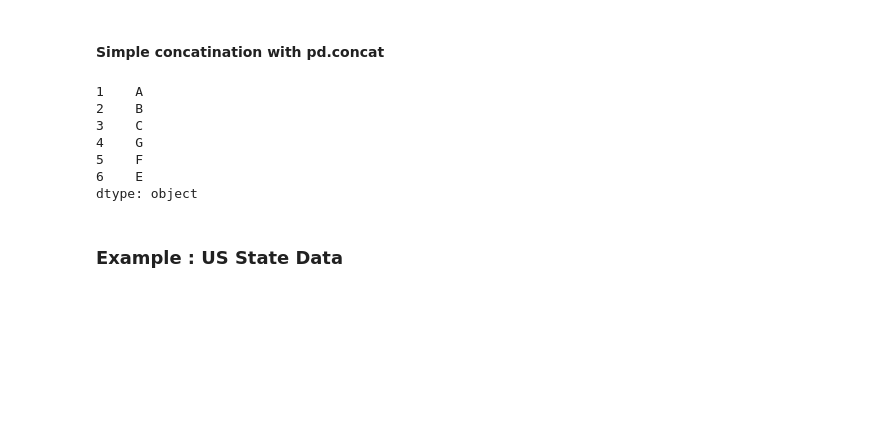
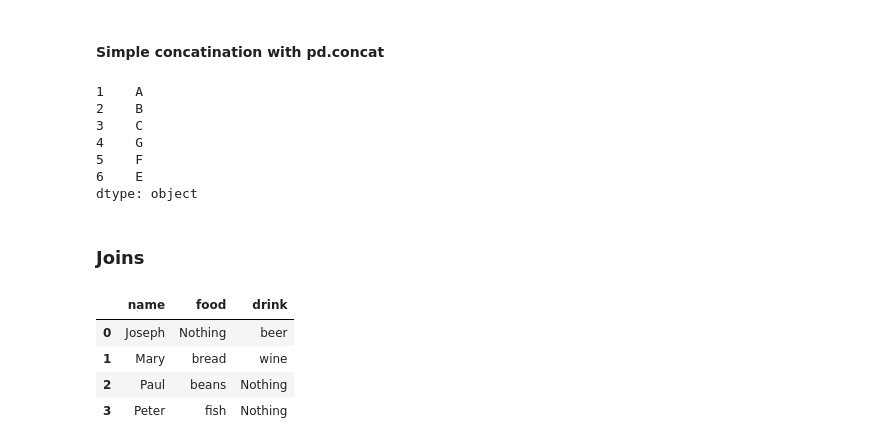
Before and after one commit to HerbSek/Learning-Data-Science, a Jupyter notebook: pandas.ipynb, the cells around one changed output. Drawn from its saved outputs; the diff is of its cells as text; code cells hidden in the pictures; blank space fills up the shorter version.

```diff
--- a/pandas.ipynb
+++ b/pandas.ipynb
@@ -460,4 +462,28 @@ allser.sort_index()
 6    E
 dtype: object
 # %% [markdown]
-### Example : US State Data
+### Joins
+# %%
+import numpy as np
+import pandas as pd
+
+df6 = pd.DataFrame({'name': ['Peter', 'Paul', 'Mary'],
+                    'food': ['fish', 'beans', 'bread']},
+                   columns=['name', 'food'] )
+
+df7 = pd.DataFrame({'name': ['Mary', 'Joseph'],
+                    'drink': ['wine', 'beer']},
+                    columns=['name', 'drink'])
+
+all_pd  = pd.merge(df6,df7 ,how = 'outer') # Outer join , inner join use (inner)
+# You can also use it based on the column. eg : (how = 'outer', on = 'name')
+all_pd[all_pd.isnull()] = 'Nothing'
+all_pd
+# all_merge = pd.merge(df6,df7, on='name' , how= 'outer')
+# all_merge
+# %% [output]
+|  | name | food | drink |
+| 0 | Joseph | Nothing | beer |
+| 1 | Mary | bread | wine |
+| 2 | Paul | beans | Nothing |
+| 3 | Peter | fish | Nothing |
```
Also changed, not shown: parts of 6 cells of this notebook.
